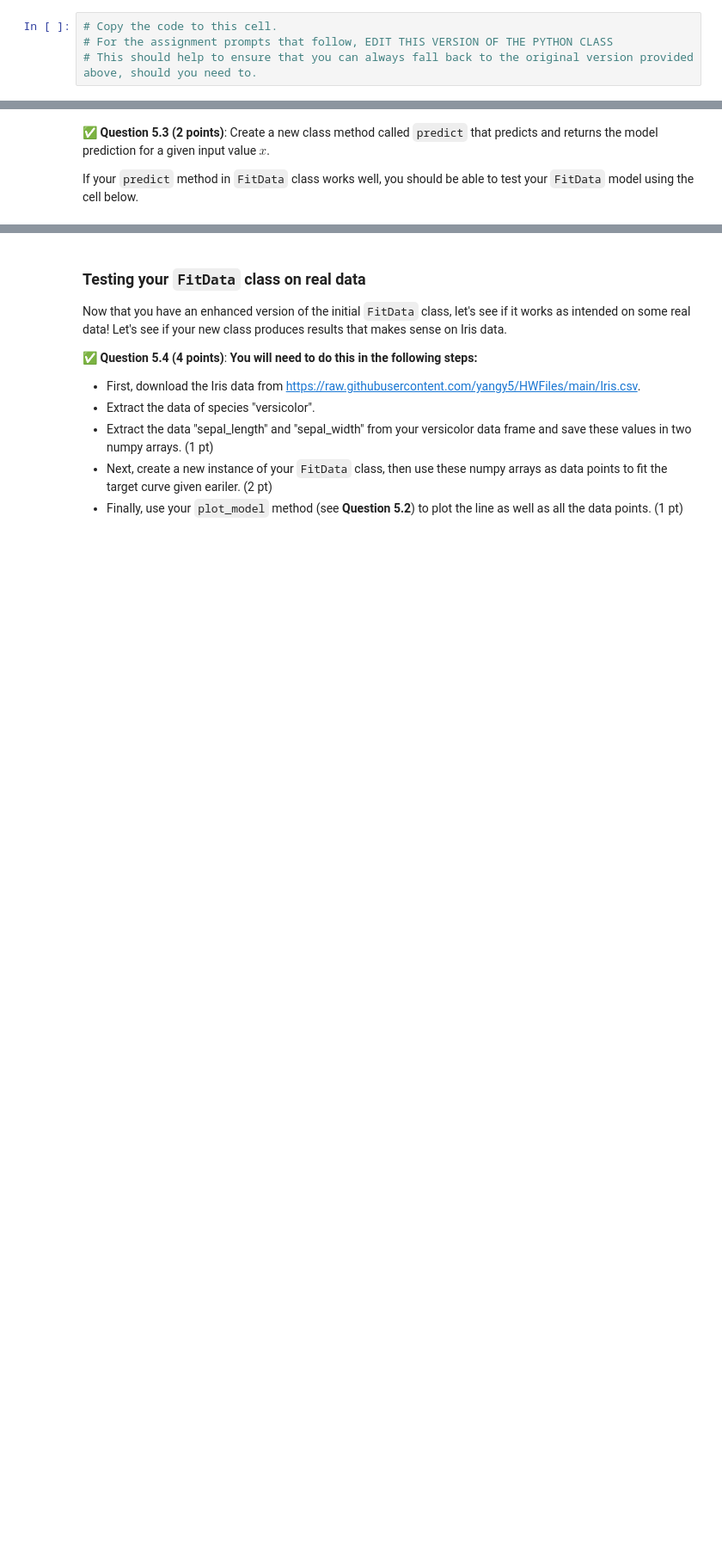
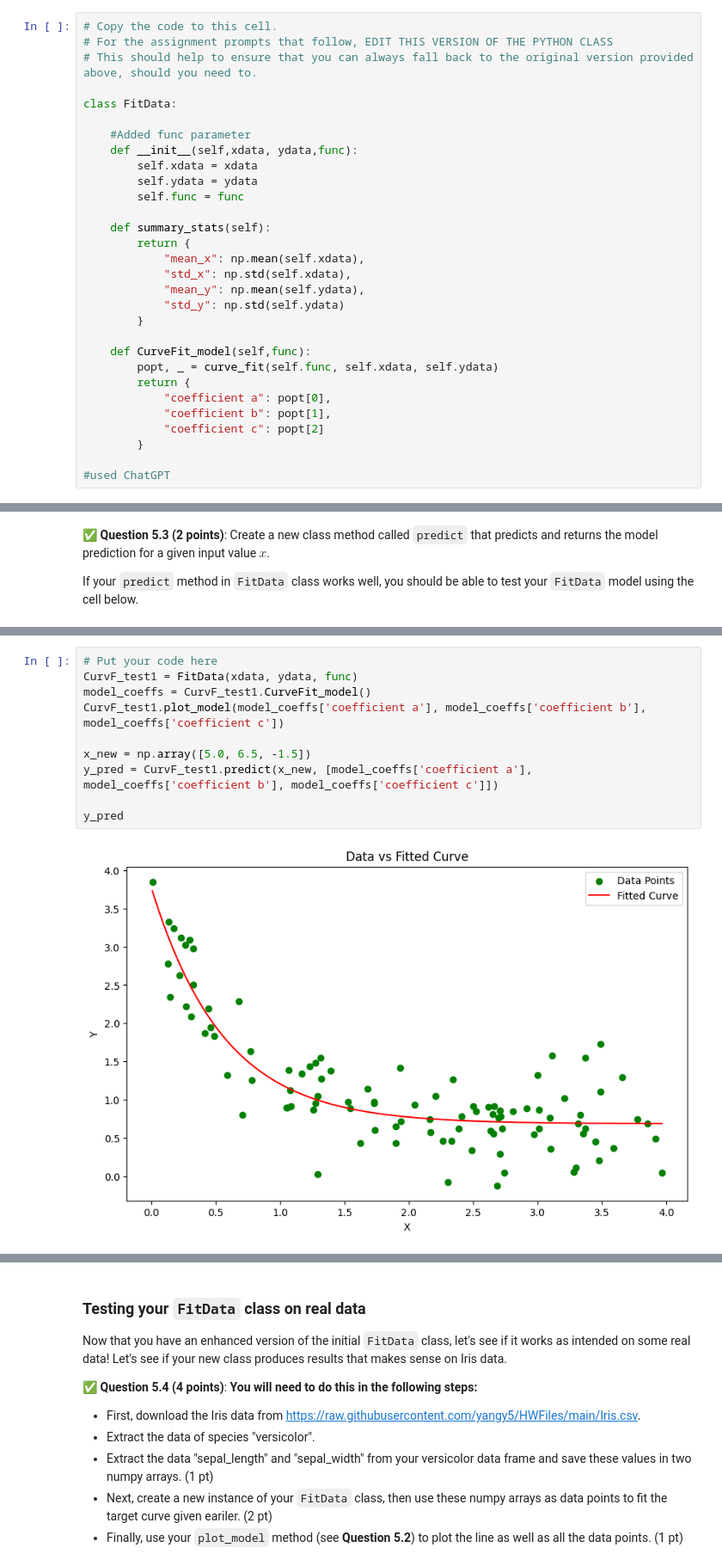
Before and after one commit to yashikaadesai/CMSE202-S25-turnin, a Jupyter notebook: hw-01/HW-01_GitPracticeDebuggingPythonPackagesAndClasses-SS25-STUDENT.ipynb, the cells around one changed output, grey strips where cells are left out. Shown at 86% size. Drawn from its saved outputs; the diff is of its cells as text; blank space fills up the shorter version.

```diff
--- a/hw-01/HW-01_GitPracticeDebuggingPythonPackagesAndClasses-SS25-STUDENT.ipynb
+++ b/hw-01/HW-01_GitPracticeDebuggingPythonPackagesAndClasses-SS25-STUDENT.ipynb
@@ -573,6 +616,32 @@ Copy the OOP code to this cell and work from here.
 # Copy the code to this cell.
 # For the assignment prompts that follow, EDIT THIS VERSION OF THE PYTHON CLASS
 # This should help to ensure that you can always fall back to the original version provided above, should you need to.
+
+class FitData:
+
+    #Added func parameter
+    def __init__(self,xdata, ydata,func):
+        self.xdata = xdata
+        self.ydata = ydata
+        self.func = func
+
+    def summary_stats(self):
+        return {
+            "mean_x": np.mean(self.xdata),
+            "std_x": np.std(self.xdata),
+            "mean_y": np.mean(self.ydata),
+            "std_y": np.std(self.ydata)
+        }
+
+    def CurveFit_model(self,func):
+        popt, _ = curve_fit(self.func, self.xdata, self.ydata)
+        return {
+            "coefficient a": popt[0],
+            "coefficient b": popt[1],
+            "coefficient c": popt[2]
+        }
+
+#used ChatGPT
 # %% [markdown]
 &#9989; **Questions 5.1 (3 points)**: Test the class by **running the following code to see what the output is**. **Debug the `FitData` class.** **DO NOT MODIFY THIS CODE CELL**. (so that you can remember what the bug was)
 # %%
@@ -619,0 +746,12 @@ y_pred
+# %%
+# Put your code here
+CurvF_test1 = FitData(xdata, ydata, func)
+model_coeffs = CurvF_test1.CurveFit_model()
+CurvF_test1.plot_model(model_coeffs['coefficient a'], model_coeffs['coefficient b'], model_coeffs['coefficient c'])
+
+x_new = np.array([5.0, 6.5, -1.5])
+y_pred = CurvF_test1.predict(x_new, [model_coeffs['coefficient a'], model_coeffs['coefficient b'], model_coeffs['coefficient c']])
+
+y_pred
+# %% [output]
+[figure, added]
```
Also changed, not shown: parts of 15 cells of this notebook.
